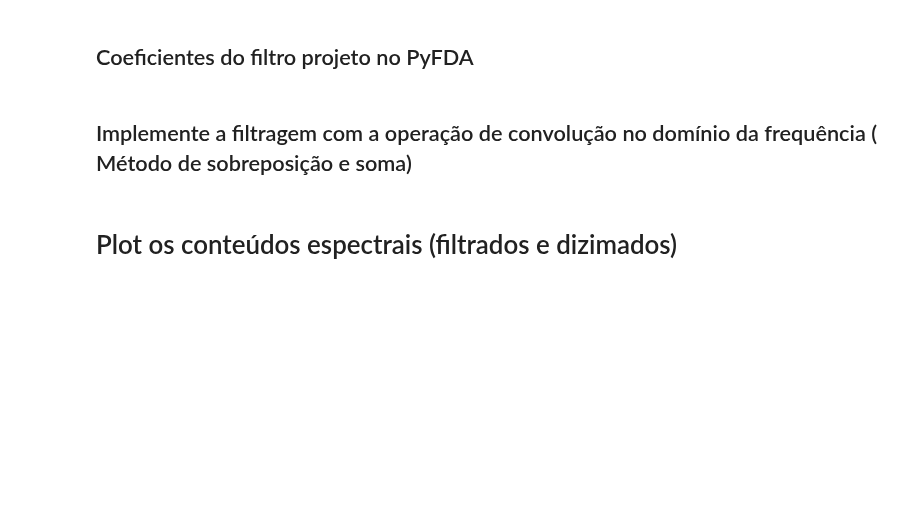
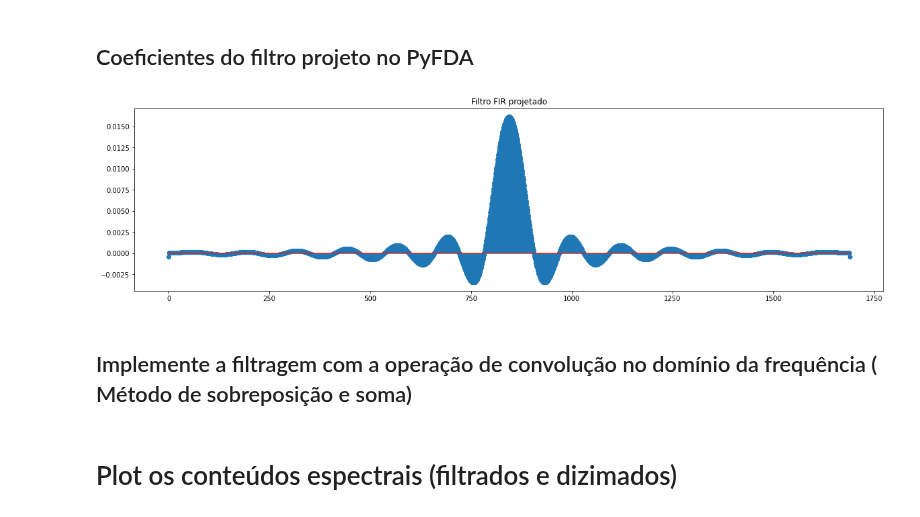
Before and after one commit to HemersonRafael/projeto_final_pds, a Jupyter notebook: Projeto final/projeto_final.ipynb, the cells around one changed output. Saved outputs shown, nothing was run; the diff lists cells and outputs as text; code cells hidden in the pictures; blank space fills up the shorter version.

```diff
--- a/Projeto final/projeto_final.ipynb
+++ b/Projeto final/projeto_final.ipynb
@@ -194,12 +224,14 @@ print("Frequência de metade do conteúdo espectral: ", freq_half, " Hz")
 ## Coeficientes do filtro projeto no PyFDA
 # %%
 #Carrega os coeficientes do filtro
-b = np.genfromtxt('coeffs_pyfda_lp.csv', delimiter=',')
+b = np.genfromtxt('coeffs_pyfda_lp_330_395.csv', delimiter=',')
 #Plota coeficientes do filtro FIR
 plt.figure(7, figsize=(20, 5))
 plt.title("Filtro FIR projetado")
 plt.stem(b)
 plt.show()
+# %% [output]
+[figure, added]
 # %% [markdown]
 ## Implemente a filtragem com a operação de convolução no domínio da frequência ( Método de sobreposição e soma)
 # %%
```
Also changed, not shown: parts of 17 cells of this notebook, 4 other files.
